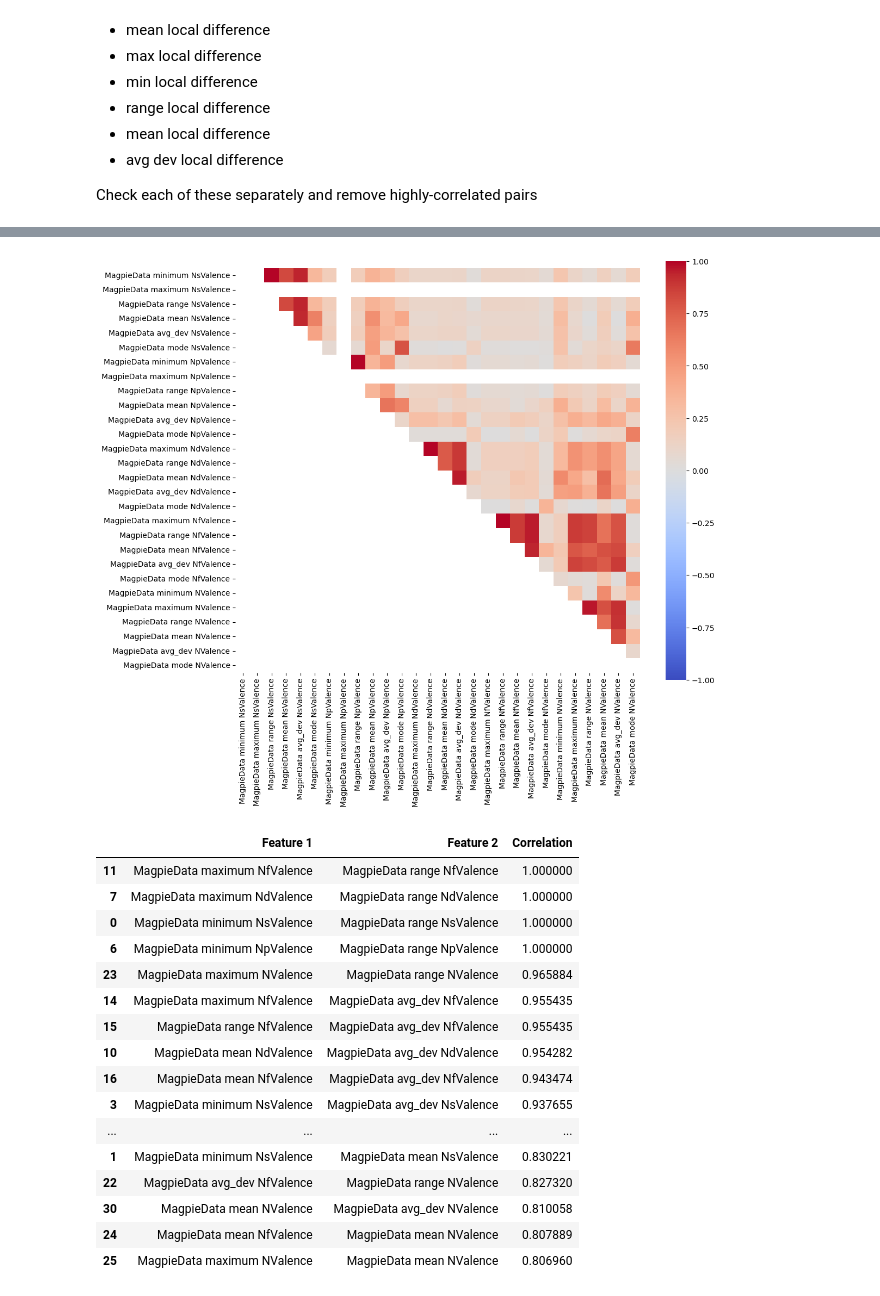
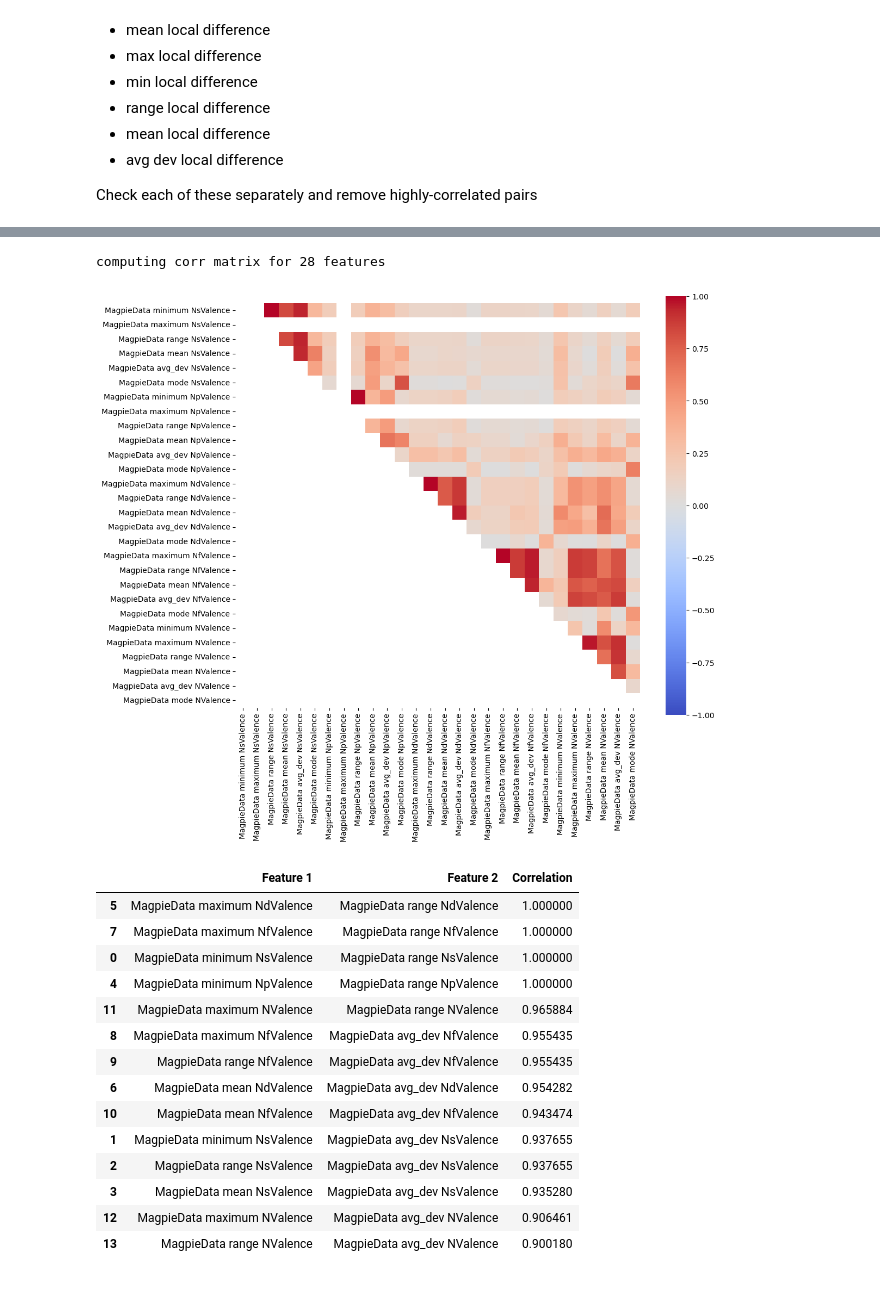
Before and after one commit to hlzh00/MSE1065-OCP-Project, a Jupyter notebook: 2_clean_data.ipynb, the cells around one changed output, grey strips where cells are left out. Cells and saved outputs as stored; diff of their text form; code cells hidden in the pictures.

```diff
--- a/2_clean_data.ipynb
+++ b/2_clean_data.ipynb
@@ -176,22 +199,21 @@ get_corr_mat(encoded_train_h_X)
 # %%
-get_corr_mat(encoded_train_h_X[[c for c in encoded_train_h_X.columns if "Valence" in c]], True, 0.8)
+get_corr_mat(encoded_train_h_X[[c for c in encoded_train_h_X.columns if "Valence" in c]], True, 0.9)
 # %% [output]
+computing corr matrix for 28 features
 [figure]
 |  | Feature 1 | Feature 2 | Correlation |
-| 11 | MagpieData maximum NfValence | MagpieData range NfValence | 1.000000 |
-| 7 | MagpieData maximum NdValence | MagpieData range NdValence | 1.000000 |
+| 5 | MagpieData maximum NdValence | MagpieData range NdValence | 1.000000 |
+| 7 | MagpieData maximum NfValence | MagpieData range NfValence | 1.000000 |
 | 0 | MagpieData minimum NsValence | MagpieData range NsValence | 1.000000 |
-| 6 | MagpieData minimum NpValence | MagpieData range NpValence | 1.000000 |
-| 23 | MagpieData maximum NValence | MagpieData range NValence | 0.965884 |
-| 14 | MagpieData maximum NfValence | MagpieData avg_dev NfValence | 0.955435 |
-| 15 | MagpieData range NfValence | MagpieData avg_dev NfValence | 0.955435 |
-| 10 | MagpieData mean NdValence | MagpieData avg_dev NdValence | 0.954282 |
-| 16 | MagpieData mean NfValence | MagpieData avg_dev NfValence | 0.943474 |
-| 3 | MagpieData minimum NsValence | MagpieData avg_dev NsValence | 0.937655 |
-| ... | ... | ... | ... |
-| 1 | MagpieData minimum NsValence | MagpieData mean NsValence | 0.830221 |
-| 22 | MagpieData avg_dev NfValence | MagpieData range NValence | 0.827320 |
-| 30 | MagpieData mean NValence | MagpieData avg_dev NValence | 0.810058 |
-| 24 | MagpieData mean NfValence | MagpieData mean NValence | 0.807889 |
-| 25 | MagpieData maximum NValence | MagpieData mean NValence | 0.806960 |
+| 4 | MagpieData minimum NpValence | MagpieData range NpValence | 1.000000 |
+| 11 | MagpieData maximum NValence | MagpieData range NValence | 0.965884 |
+| 8 | MagpieData maximum NfValence | MagpieData avg_dev NfValence | 0.955435 |
+| 9 | MagpieData range NfValence | MagpieData avg_dev NfValence | 0.955435 |
+| 6 | MagpieData mean NdValence | MagpieData avg_dev NdValence | 0.954282 |
+| 10 | MagpieData mean NfValence | MagpieData avg_dev NfValence | 0.943474 |
+| 1 | MagpieData minimum NsValence | MagpieData avg_dev NsValence | 0.937655 |
+| 2 | MagpieData range NsValence | MagpieData avg_dev NsValence | 0.937655 |
+| 3 | MagpieData mean NsValence | MagpieData avg_dev NsValence | 0.935280 |
+| 12 | MagpieData maximum NValence | MagpieData avg_dev NValence | 0.906461 |
+| 13 | MagpieData range NValence | MagpieData avg_dev NValence | 0.900180 |
 # %%
```
Also changed, not shown: parts of 29 cells of this notebook, 4 other files.
